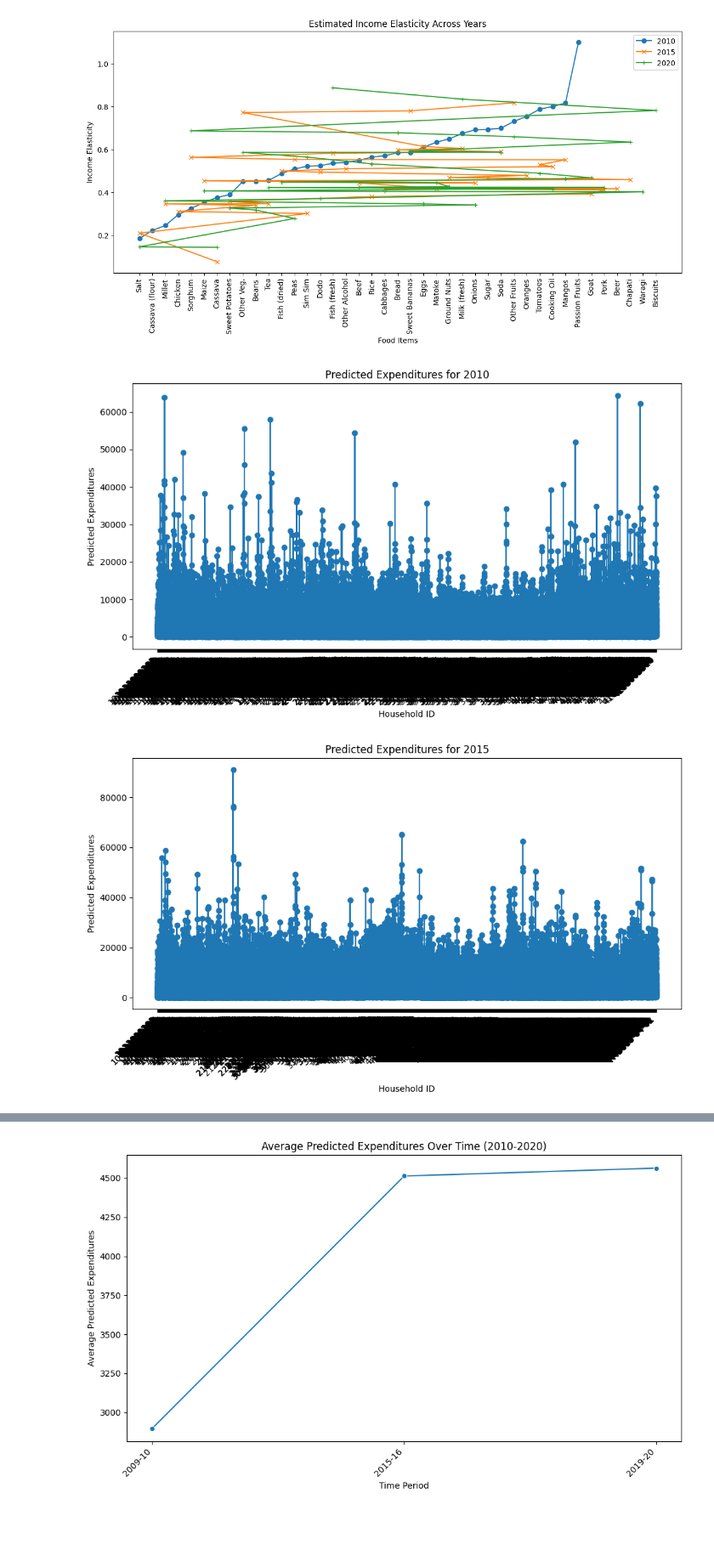
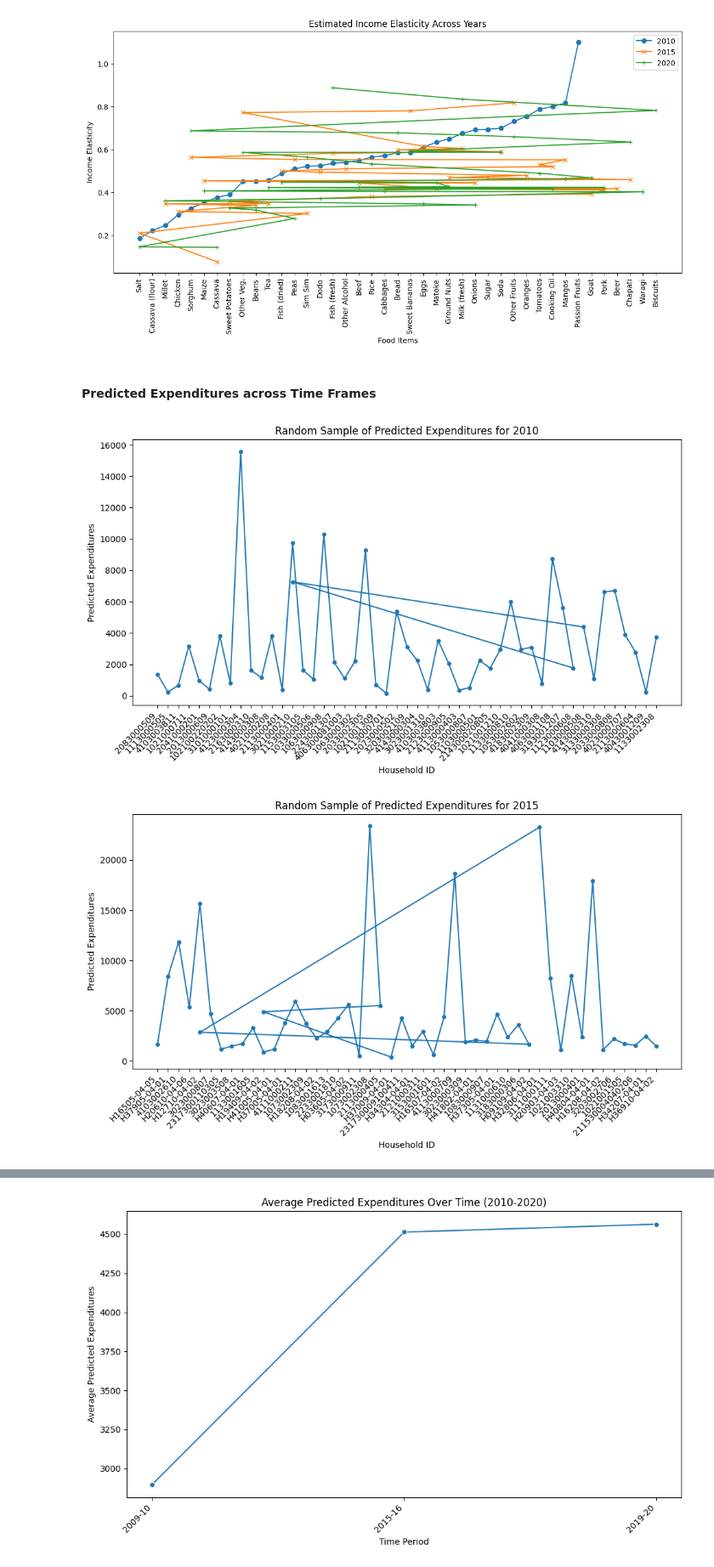
Before and after one commit to jackieschneider/hazelkyrk, a Jupyter notebook: regression.ipynb, the cells around one changed output, grey strips where cells are left out. Shown at 85% size. Cells and saved outputs as stored; diff of their text form; code cells hidden in the pictures; blank space fills up the shorter version.

```diff
--- a/regression.ipynb
+++ b/regression.ipynb
@@ -246,22 +210,31 @@ plt.xticks(rotation=90)  # Rotate x-axis labels for better readability if needed
 plt.show()
 # %% [output]
 [figure]
+# %% [markdown]
+#### Predicted Expenditures across Time Frames
 # %%
-# Function to visualize predicted expenditures over the years
 def plot_predicted_expenditures(predicted_expenditures, year, title):
     plt.figure(figsize=(10, 6))
-    plt.plot(predicted_expenditures.index.get_level_values('i'), predicted_expenditures.values, marker='o')
+
+    # Sample 50 random rows from the predicted expenditures DataFrame
+    sample_predicted_expenditures = predicted_expenditures.sample(50)
+
+    # Plot the sampled predicted expenditures
+    plt.plot(sample_predicted_expenditures.index.get_level_values('i'),
+             sample_predicted_expenditures.values,
+             'o', linestyle='-', markersize=4)
+
     plt.title(title)
     plt.xlabel('Household ID')
     plt.ylabel('Predicted Expenditures')
     plt.xticks(rotation=45, ha='right')
     plt.tight_layout()
     plt.show()
 
-# Plotting predicted expenditures for each year
-plot_predicted_expenditures(predicted_expenditures_2010, year='2010', title='Predicted Expenditures for 2010')
-plot_predicted_expenditures(predicted_expenditures_2015, year='2015', title='Predicted Expenditures for 2015')
-plot_predicted_expenditures(predicted_expenditures_2020, year='2020', title='Predicted Expenditures for 2020')
+# Plotting predicted expenditures for each year with 50 random households
+plot_predicted_expenditures(predicted_expenditures_2010, year='2010', title='Random Sample of Predicted Expenditures for 2010')
+plot_predicted_expenditures(predicted_expenditures_2015, year='2015', title='Random Sample of Predicted Expenditures for 2015')
+plot_predicted_expenditures(predicted_expenditures_2020, year='2020', title='Random Sample of Predicted Expenditures for 2020')
 # %% [output]
-[figure, old version]
+[figure, new version]
-[figure, old version]
+[figure, new version]
```
Also changed, not shown: parts of 16 cells of this notebook, 2 other files.
